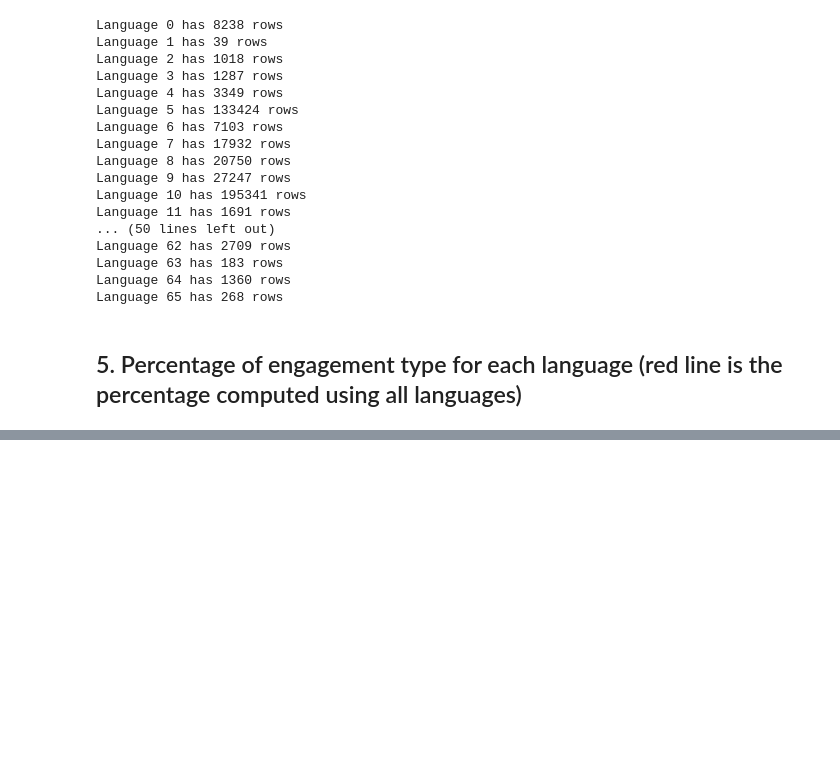
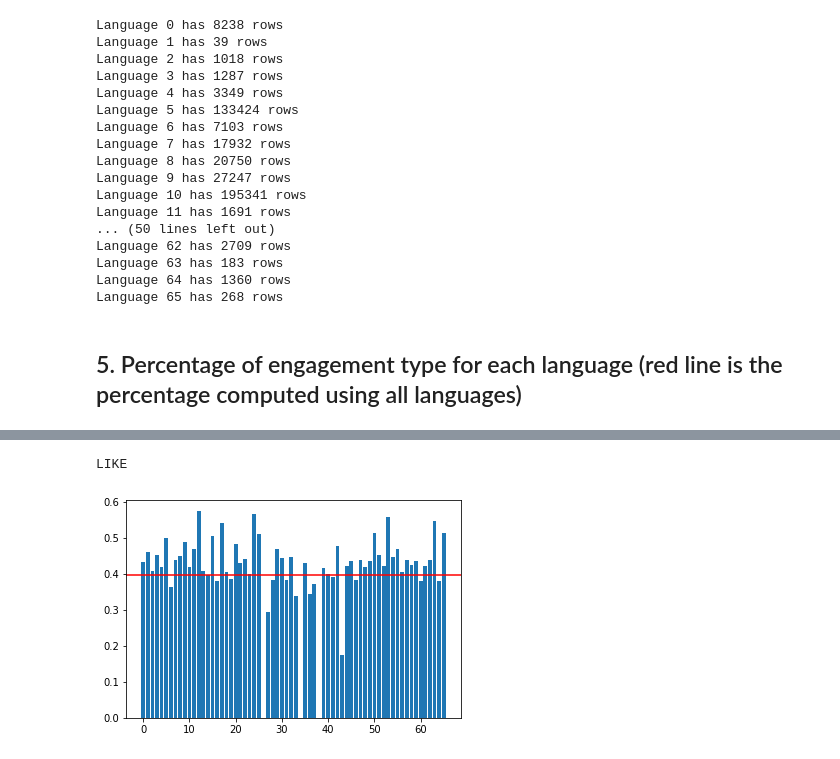
Before and after one commit to RecKIE7/recsys2021-twitter, a Jupyter notebook: analysis/engagement.ipynb, the cells around one changed output, grey strips where cells are left out. Drawn from its saved outputs; the diff is of its cells as text; code cells hidden in the pictures; blank space fills up the shorter version.

```diff
--- a/analysis/engagement.ipynb
+++ b/analysis/engagement.ipynb
@@ -223,0 +244,10 @@ Language 65 has 268 rows
+# %%
+# Like
+print("LIKE")
+percentage = n_like_engagements_arr / n_engagements_arr
+plt.bar(language_types, percentage)
+plt.axhline(n_like_engagements/n_engagements, color="red")
+plt.show()
+# %% [output]
+LIKE
+[figure, added]
```
Also changed, not shown: parts of 5 cells of this notebook.
